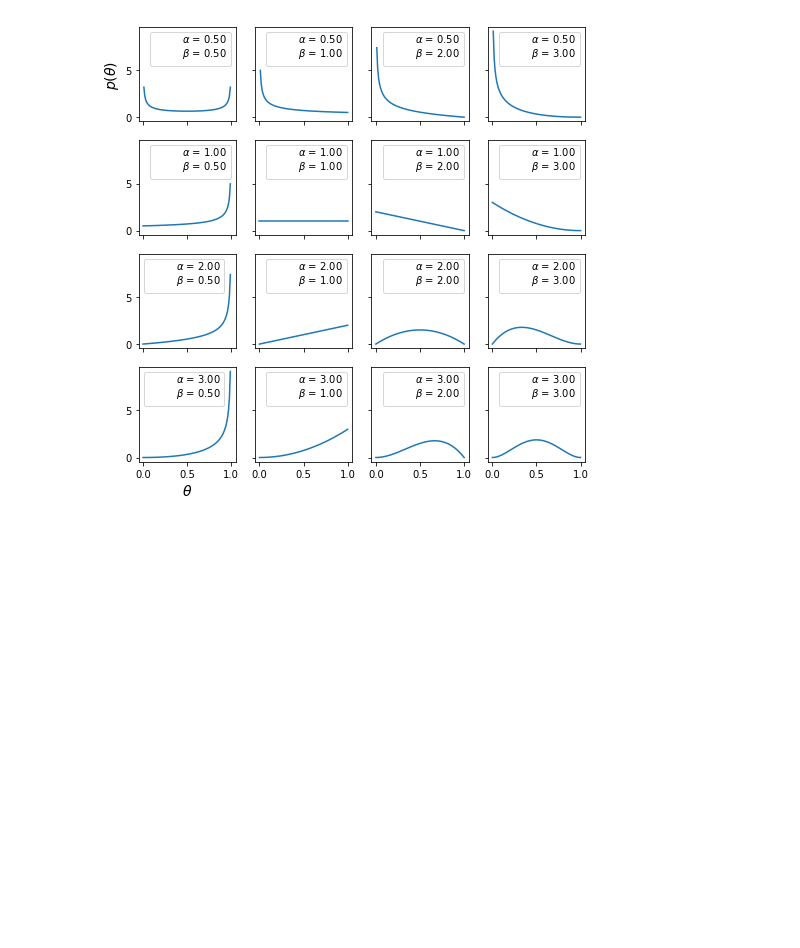
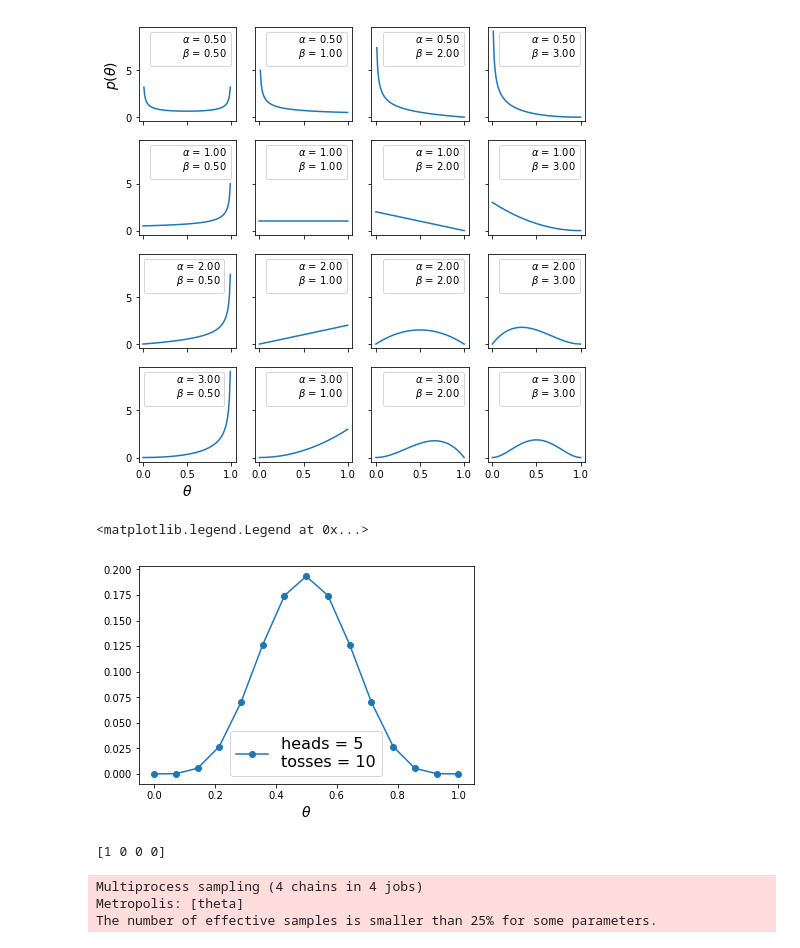
Before and after one commit to shuya106/bayes_repository, a Jupyter notebook: distribution.ipynb, the cells around one changed output. Saved outputs shown, nothing was run; the diff lists cells and outputs as text; code cells hidden in the pictures; blank space fills up the shorter version.

```diff
--- a/distribution.ipynb
+++ b/distribution.ipynb
@@ -38,3 +44,30 @@ ax[0, 0].set_ylabel("$p(\\theta)$", fontsize=14)
 # %% [output]
 Text(0, 0.5, '$p(\\theta)$')
 [figure]
+# %%
+#grid computing
+def posterior_grid(grid_points=100, heads=6, tosses=9):
+    grid = np.linspace(0, 1, grid_points)
+    prior = np.repeat(5, grid_points)
+    likelihood = stats.binom.pmf(heads, tosses, grid)
+    unstd_posterior = likelihood * prior
+    posterior = unstd_posterior / unstd_posterior.sum()
+    return grid, posterior
+# %%
+points = 15
+h, n = 5, 10
+grid, posterior = posterior_grid(points, h, n)
+plt.plot(grid, posterior, "o-", label="heads = {}\ntosses = {}".format(h, n))
+plt.xlabel(r"$\theta$", fontsize=14)
+plt.legend(loc=0, fontsize=16)
+# %% [output]
+<matplotlib.legend.Legend at 0x...>
+[figure, added]
+# %%
+np.random.seed(123)
+n_experiments = 4
+theta_real = 0.35
+data = stats.bernoulli.rvs(p=theta_real, size=n_experiments)
+print(data)
+# %% [output]
+[1 0 0 0]
@@ -40,0 +78,9 @@ Text(0, 0.5, '$p(\\theta)$')
+# %%
+with our_first_model:
+    start = pm.find_MAP()
+    step = pm.Metropolis()
+    trace = pm.sample(1000, start=start, step=step)
+# %% [output]
+Multiprocess sampling (4 chains in 4 jobs)
+Metropolis: [theta]
+The number of effective samples is smaller than 25% for some parameters.
```
Also changed, not shown: parts of 30 cells of this notebook.
